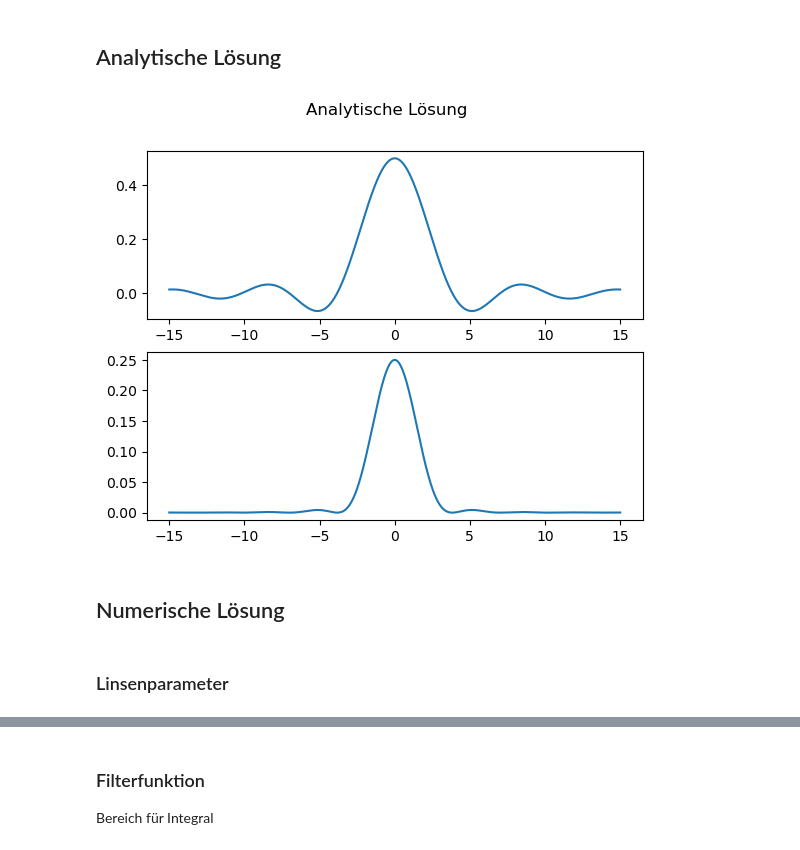
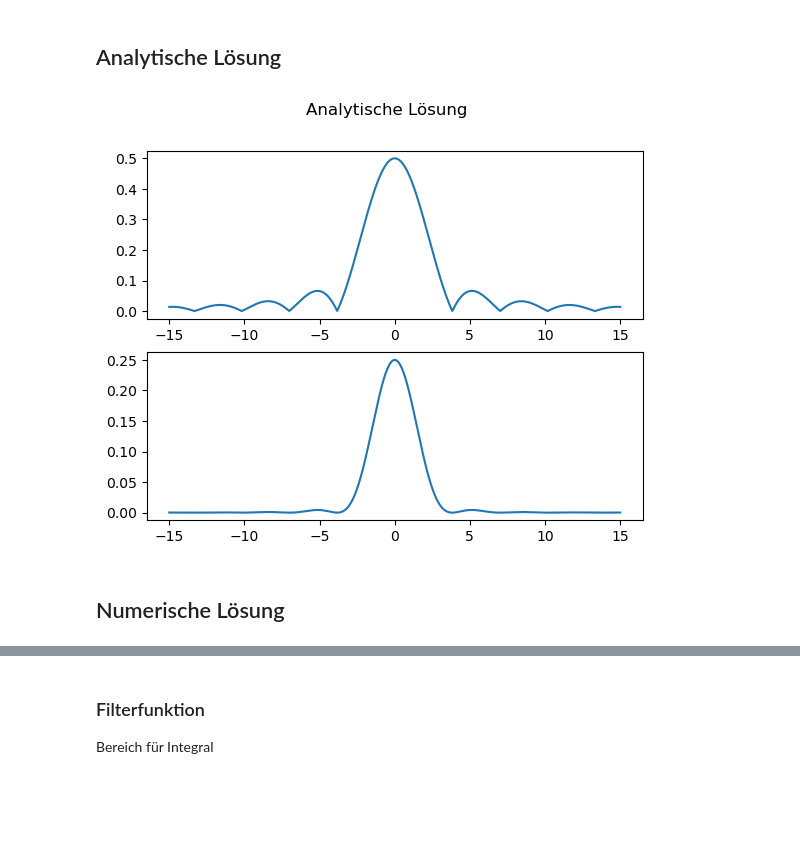
Before and after one commit to moritz-zoellner/field-theory, a Jupyter notebook: linse.ipynb, the cells around one changed output, grey strips where cells are left out. Cells and saved outputs as stored; diff of their text form; code cells hidden in the pictures; blank space fills up the shorter version.

```diff
--- a/linse.ipynb
+++ b/linse.ipynb
@@ -11,16 +85,16 @@ import matplotlib.cm as cm
 # %% [markdown]
 ## Analytische Lösung
 # %%
-x = np.linspace(-15,15,2**10)
-y = j1(x) / x
+x_analytical = np.linspace(-15,15,2**10)
+y_analytical = j1(x_analytical) / x_analytical
 # %%
 fig, axs = pp.subplots(2)
 fig.suptitle('Analytische Lösung')
-axs[0].plot(x, y)
-axs[1].plot(x, y**2)
+axs[0].plot(x_analytical, np.absolute(y_analytical))
+axs[1].plot(x_analytical, y_analytical**2)
 pp.show()
 # %% [output]
-[figure, old version]
+[figure, new version]
 # %% [markdown]
 ## Numerische Lösung
 # %%
@@ -39,2 +105,0 @@ N = 2**5
-# %% [markdown]
-### Linsenparameter
```
Also changed, not shown: parts of 35 cells of this notebook.
